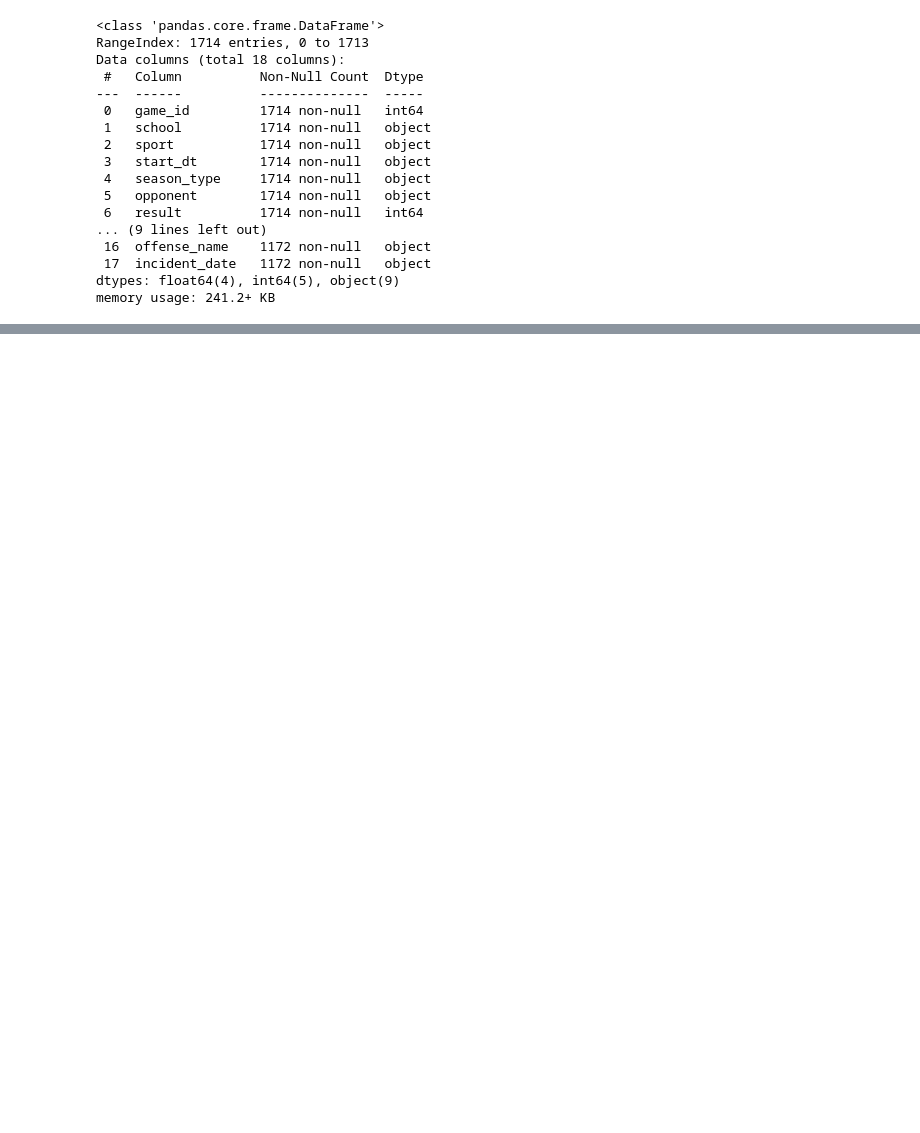
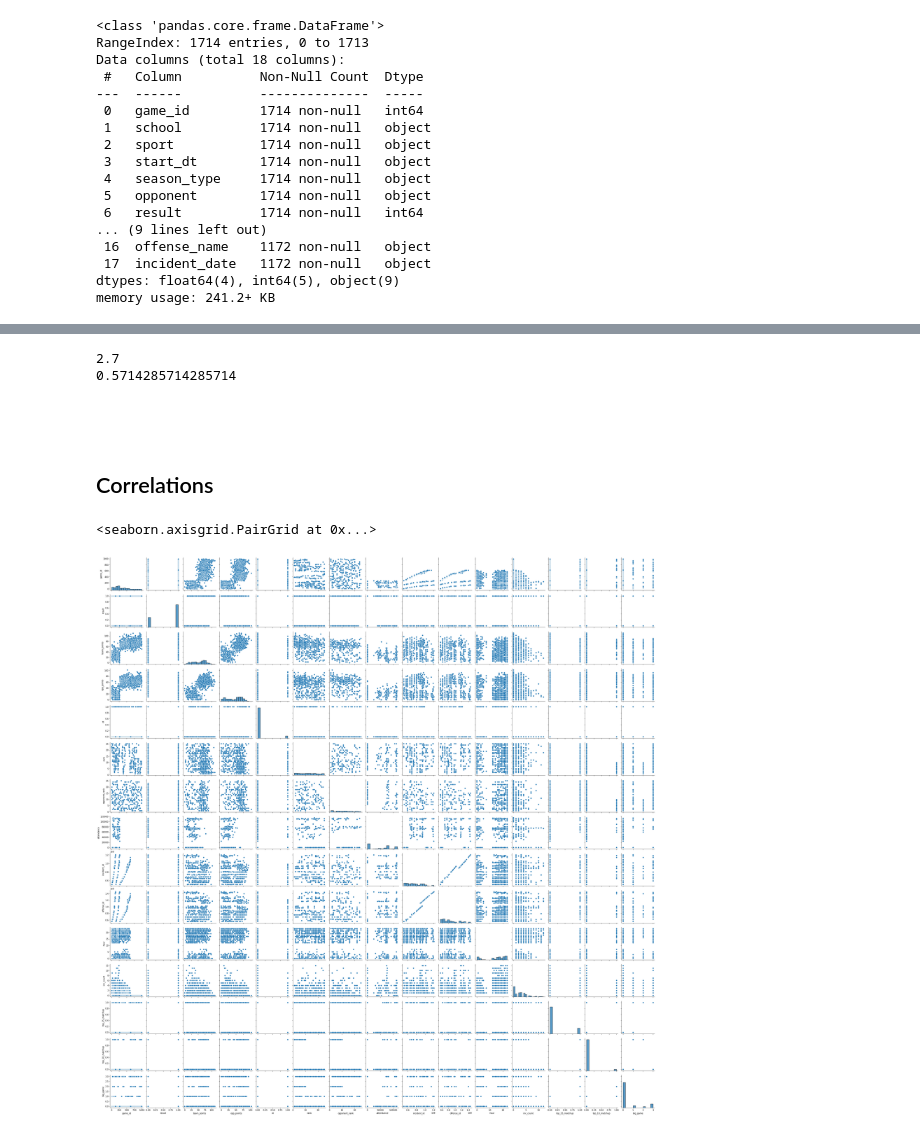
Before and after one commit to djboudia/milestone, a Jupyter notebook: 03_notebooks/06_sports_crime_eda.ipynb, the cells around one changed output, grey strips where cells are left out. Drawn from its saved outputs; the diff is of its cells as text; code cells hidden in the pictures; blank space fills up the shorter version.

Commit message:
Initial exploration, big game classification, and 1st pass at correlations

```diff
--- a/03_notebooks/06_sports_crime_eda.ipynb
+++ b/03_notebooks/06_sports_crime_eda.ipynb
@@ -25,0 +45,7 @@ memory usage: 241.2+ KB
+# %%
+# need hour column
+df['incident_date'] = pd.to_datetime(df['incident_date'])
+df['hour'] = df['incident_date'].dt.hour
+# %%
+# DataFrame w/ number of incidents per game as column
+df['incident_count'] = df.groupby(['game_id'])['incident_id'].transform('count')
@@ -25,0 +57,3 @@ memory usage: 241.2+ KB
+# %%
+df['top_25_matchup'] = np.where((df['rank'].notnull()) & (df['opponent_rank'].notnull()), 1, 0)
+df['top_10_matchup'] = np.where((df['rank'] <=10) & (df['opponent_rank'] <= 10), 1, 0)
@@ -25,0 +140,16 @@ memory usage: 241.2+ KB
+# %%
+# https://stackoverflow.com/questions/30631841/pandas-how-do-i-assign-values-based-on-multiple-conditions-for-existing-columns
+
+conditions = [
+    df['school'].eq('michigan') & df['opponent'].isin(['ohio state', 'notre dame', 'michigan state', 'michigan-state']),
+    df['school'].eq('michigan-state') & df['opponent'].isin(['michigan']),
+    df['top_10_matchup'].eq(1),
+    df['top_25_matchup'].eq(1)
+]
+
+# 1: A rivalry game for Michigan or Michigan State
+# 2: A top 10 matchup
+# 3: A top 25 matchup
+choices = [1, 1, 2, 3]
+
+df['big_game'] = np.select(conditions, choices, default=0)
@@ -25,0 +176,16 @@ memory usage: 241.2+ KB
+# %%
+# what's the mean number of incidents generated from football rivlary games?
+print(df[(df['big_game'] == 1) & (df['sport'] == 'football')].groupby('game_id')['incident_id'].agg('count').mean())
+# basketball?
+print(df[(df['big_game'] == 1) & (df['sport'] == 'basketball')].groupby('game_id')['incident_id'].agg('count').mean())
+# %% [output]
+2.7
+0.5714285714285714
+# %% [markdown]
+
+<a id='corrs'></a>
+# %% [markdown]
+
+&nbsp;
+
+## Correlations
@@ -25,0 +195,5 @@ memory usage: 241.2+ KB
+# %%
+sns.pairplot(df)
+# %% [output]
+<seaborn.axisgrid.PairGrid at 0x...>
+[figure, added]
```
Also changed, not shown: parts of 23 cells of this notebook.
